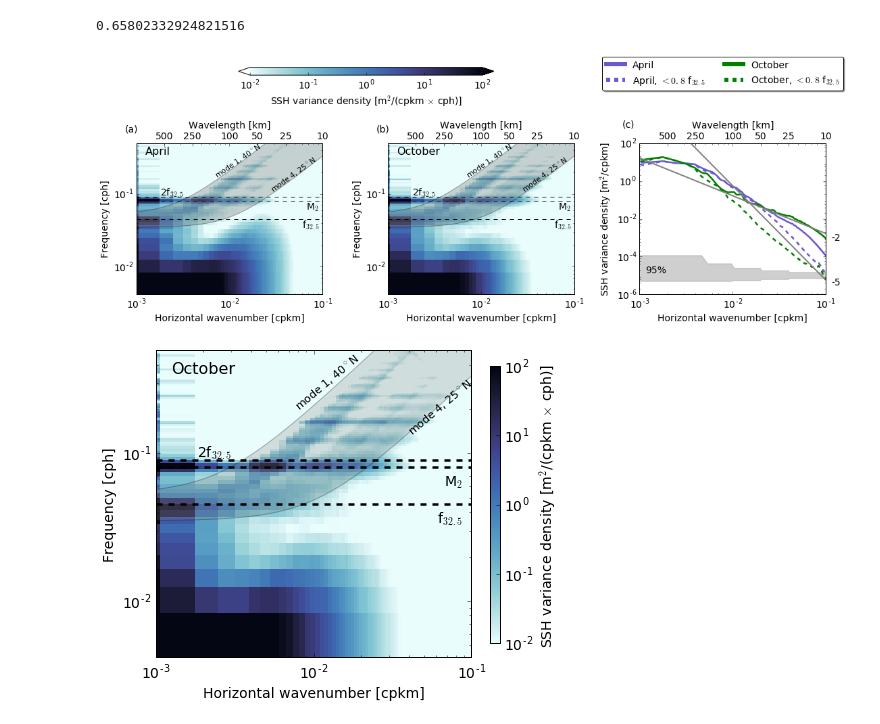
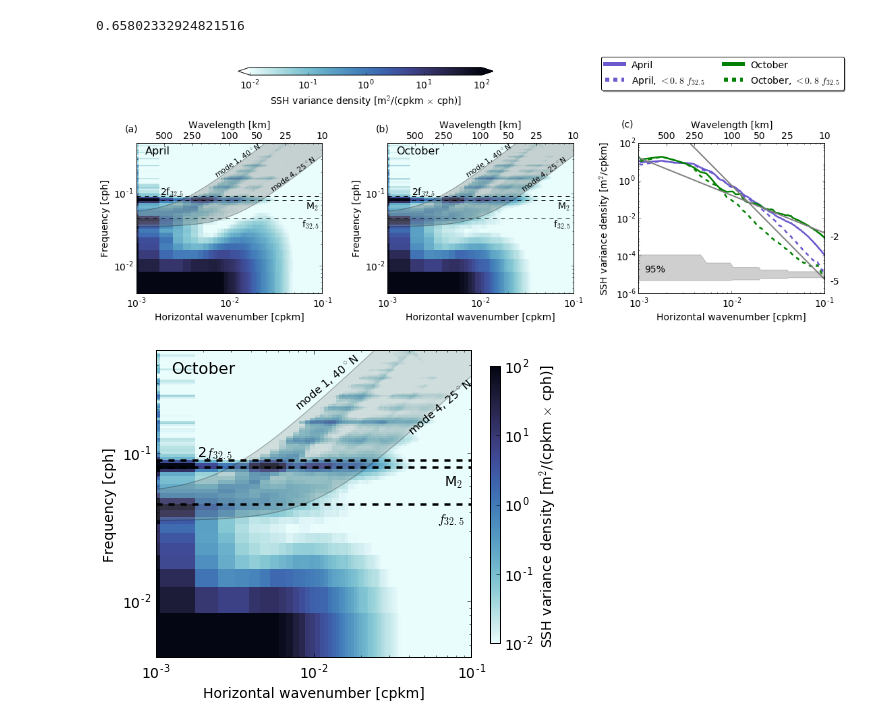
Before and after one commit to cesar-rocha/UpperOceanSeasonality, a Jupyter notebook: notebooks/WavenumberFrequencySpec.ipynb, the cells around one changed output. Drawn from its saved outputs; the diff is of its cells as text; code cells hidden in the pictures.

```diff
--- a/notebooks/WavenumberFrequencySpec.ipynb
+++ b/notebooks/WavenumberFrequencySpec.ipynb
@@ -150,9 +150,9 @@ def plt_freqs():
     plt.plot([1.e-3,1.e-1],[f0,f0],'k--',linewidth=1)
     plt.plot([1.e-3,1.e-1],[m2,m2],'k--',linewidth=1)
     plt.plot([1.e-3,1.e-1],[2*f0,2*f0],'k--',linewidth=1)
-    plt.text(1/15.,.75*m2,'M$_2$',fontsize=14)
-    plt.text(1/16.5,.75*f0,'f$_{32.5}$',fontsize=14)
-    plt.text(1./550,2.1*f0,'2f$_{32.5}$',fontsize=14)
+    plt.text(1/15.,.75*m2,'$M_2$',fontsize=14)
+    plt.text(1/16.5,.75*f0,'$f_{32.5}$',fontsize=14)
+    plt.text(1./550,2.1*f0,'2$f_{32.5}$',fontsize=14)
 # %% [markdown]
 # SSH variance
 # %%
@@ -423,42 +422,42 @@ e5 = kr**-5/1.e9
 df = f[1]
 
 plt.loglog(ki4320,Eetaa4320[:,:].sum(axis=1)*df,color=c1,label='April')
-plt.loglog(ki4320,Eetaa4320[:,fTnsub].sum(axis=1)*df,'--',color=c1,label='April, $< 0.8$ f$_{32.5}$')
+plt.loglog(ki4320,Eetaa4320[:,fTnsub].sum(axis=1)*df,'--',color=c1,label='April, $< 0.8$ $f_{32.5}$')
 plt.loglog(ki4320,Eetao4320[:,:].sum(axis=1)*df,color='g',label='October')
-plt.loglog(ki4320,Eetao4320[:,fTnsub].sum(axis=1)*df,'--',color='g',label='October, $< 0.8$ f$_{32.5}$')
+plt.loglog(ki4320,Eetao4320[:,fTnsub].sum(axis=1)*df,'--',color='g',label='October, $< 0.8$ $f_{32.5}$')
 
 
 plt.fill_between(ki4320,ssh_k_l, ssh_k_u, color='.25', alpha=0.25)
 plt.text(1.15e-3,1.4e-5,'95%',fontsize=14)
 
 plt.text(1.15e-1,7.e-4,'-2',fontsize=14)
 plt.text(1.15e-1,.3e-5,'-5',fontsize=14)
 
 plt.loglog(kr,e2/.6e1,'.5',linewidth=2)
 plt.loglog(kr,8.5*e5/1.5e2,'.5',linewidth=2)
 plt.xlim(1.e-3,1e-1)
 plt.ylim(1.e-5,1.e2)
 plt.xlabel(r'Horizontal wavenumber [cpkm]')
 plt.ylabel(r'SSH variance density [m$^2$/cpkm]')
 #plt.text(3.e-2, 14, "SSH variance", size=16, rotation=0.,
 #         ha="center", va="center",
 #         bbox = dict(boxstyle="round",ec='k',fc='w'))
 plt.ylim(1.e-6,1.e2)
 plt.text(.65e-3,700.,'(c)',fontsize=14)
 plt.yticks([1.e-6,1.e-4,1.e-2,1.e0,1e2])
 add_second_axis(ax)
 
 fig.subplots_adjust(right=0.8)
 cbar_ax = fig.add_axes([0.225, 1.25, 0.25, 0.04])
 fig.colorbar(cdensity, cax=cbar_ax,label=r'SSH variance density [m$^2$/(cpkm $\times$ cph)]'
              ,extend='both',orientation='horizontal')
 
 lg = ax.legend(loc=(-0.2,1.35), ncol=2, fancybox=True,frameon=True, shadow=True)
 leg_width(lg,fs=6)
 
 plt.savefig(__dest__[0],dpi=100,bbox_inches='tight')
 # %% [output]
-[figure, old version]
+[figure, new version]
 # %%
 fig = plt.figure(figsize=(6.5,5.5))
 ax = plt.subplot(111)
```
Also changed, not shown: parts of 3 cells of this notebook, 14 other files.
